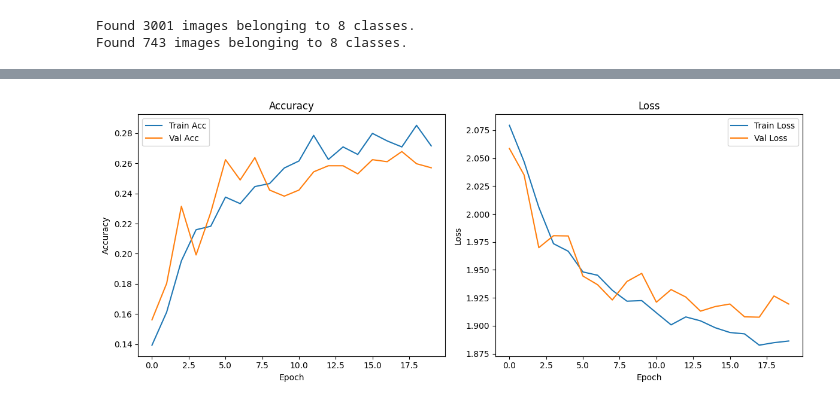
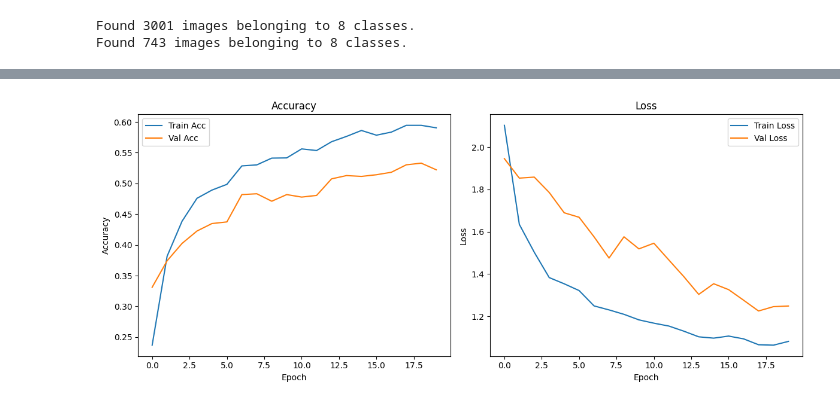
Before and after one commit to hojjang98/CV-Projects, a Jupyter notebook: real-time-daily-activity-recognizer/notebook/02_activity-training.ipynb, the cells around one changed output, grey strips where cells are left out. Saved outputs shown, nothing was run; the diff lists cells and outputs as text; code cells hidden in the pictures.

```diff
--- a/real-time-daily-activity-recognizer/notebook/02_activity-training.ipynb
+++ b/real-time-daily-activity-recognizer/notebook/02_activity-training.ipynb
@@ -27,8 +3,9 @@ import os
 import numpy as np
 import matplotlib.pyplot as plt
 import tensorflow as tf
-from tensorflow.keras.models import Sequential
-from tensorflow.keras.layers import Conv2D, MaxPooling2D, Flatten, Dense, Dropout
+from tensorflow.keras.models import Model
+from tensorflow.keras.layers import GlobalAveragePooling2D, Dense, Dropout
+from tensorflow.keras.applications import MobileNetV2
 from tensorflow.keras.preprocessing.image import ImageDataGenerator
 from tensorflow.keras.callbacks import ReduceLROnPlateau, EarlyStopping
 from sklearn.utils.class_weight import compute_class_weight
@@ -38,26 +15,31 @@ IMG_SIZE = 224
 BATCH_SIZE = 32
 EPOCHS = 20
 data_dir = r"C:\Users\ghwns\HJ_git\CV-Projects\real-time-daily-activity-recognizer\images"
+save_path = r"C:\Users\ghwns\HJ_git\CV-Projects\real-time-daily-activity-recognizer\figures"
 
-# ✅ Data Augmentation (Grayscale)
+# ✅ Data Augmentation
 datagen = ImageDataGenerator(
     rescale=1./255,
     validation_split=0.2,
-    rotation_range=20,
-    zoom_range=0.2,
-    width_shift_range=0.1,
-    height_shift_range=0.1,
-    horizontal_flip=True
+    rotation_range=45,
+    width_shift_range=0.3,
+    height_shift_range=0.3,
+    shear_range=0.3,
+    zoom_range=0.4,
+    horizontal_flip=True,
+    brightness_range=[0.6, 1.4],
+    channel_shift_range=30.0
 )
 
+# ✅ Data Generator
 train_gen = datagen.flow_from_directory(
     data_dir,
     target_size=(IMG_SIZE, IMG_SIZE),
     batch_size=BATCH_SIZE,
     class_mode='categorical',
-    color_mode='grayscale',  # ✅ 그레이스케일로 로드
     subset='training',
-    shuffle=True
+    shuffle=True,
+    color_mode='rgb'
 )
 
 val_gen = datagen.flow_from_directory(
@@ -65,9 +47,9 @@ val_gen = datagen.flow_from_directory(
     target_size=(IMG_SIZE, IMG_SIZE),
     batch_size=BATCH_SIZE,
     class_mode='categorical',
-    color_mode='grayscale',
     subset='validation',
-    shuffle=False
+    shuffle=False,
+    color_mode='rgb'
 )
 
 # ✅ Class Weights
@@ -78,22 +60,17 @@ class_weights = compute_class_weight(
 )
 class_weights = dict(enumerate(class_weights))
 
-# ✅ Custom CNN Model
-model = Sequential([
-    Conv2D(32, (3, 3), activation='relu', input_shape=(IMG_SIZE, IMG_SIZE, 1)),
-    MaxPooling2D(2, 2),
+# ✅ Model Setup
+base_model = MobileNetV2(weights='imagenet', include_top=False, input_shape=(IMG_SIZE, IMG_SIZE, 3))
+base_model.trainable = True
+for layer in base_model.layers[:-20]:
+    layer.trainable = False
 
-    Conv2D(64, (3, 3), activation='relu'),
-    MaxPooling2D(2, 2),
-
-    Conv2D(128, (3, 3), activation='relu'),
-    MaxPooling2D(2, 2),
-
-    Flatten(),
-    Dropout(0.5),
-    Dense(128, activation='relu'),
-    Dense(train_gen.num_classes, activation='softmax')
-])
+x = base_model.output
+x = GlobalAveragePooling2D()(x)
+x = Dropout(0.5)(x)
+output = Dense(train_gen.num_classes, activation='softmax')(x)
+model = Model(inputs=base_model.input, outputs=output)
 
 model.compile(
     optimizer=tf.keras.optimizers.Adam(learning_rate=1e-4),
@@ -114,11 +91,11 @@ history = model.fit(
     class_weight=class_weights
 )
 
-# ✅ Best Epoch & Accuracy
+# ✅ Best Val Acc
 best_epoch = max(enumerate(history.history['val_accuracy']), key=lambda x: x[1])
 print(f"\n🏆 Best Val Acc: {best_epoch[1]:.4f} at Epoch {best_epoch[0] + 1}")
 
-# ✅ Visualization
+# ✅ Visualization & Save
 plt.figure(figsize=(12, 5))
 
 plt.subplot(1, 2, 1)
@@ -138,6 +115,10 @@ plt.ylabel('Loss')
 plt.legend()
 
 plt.tight_layout()
+
+# ✅ Save to path
+os.makedirs(save_path, exist_ok=True)
+plt.savefig(os.path.join(save_path, "20250604_mobilenetv2_reset.png"))
 plt.show()
 # %% [output]
 Found 3001 images belonging to 8 classes.
@@ -162 +143 @@ Restoring model weights from the end of the best epoch: 18.
-[figure, old version]
+[figure, new version]
```
Also changed, not shown: parts of 2 cells of this notebook, 3 other files.
